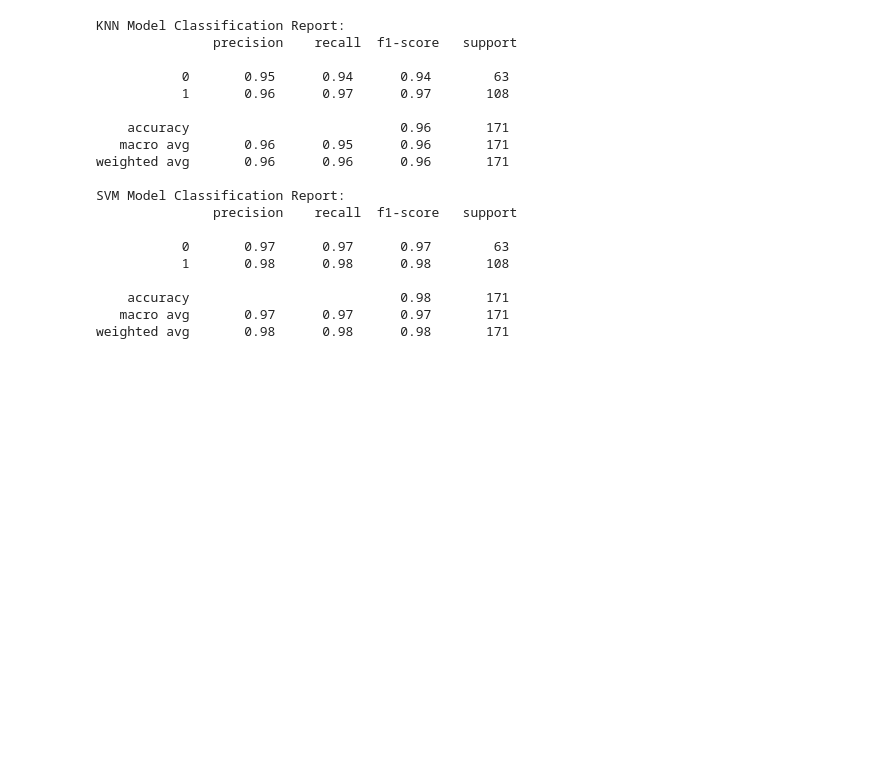
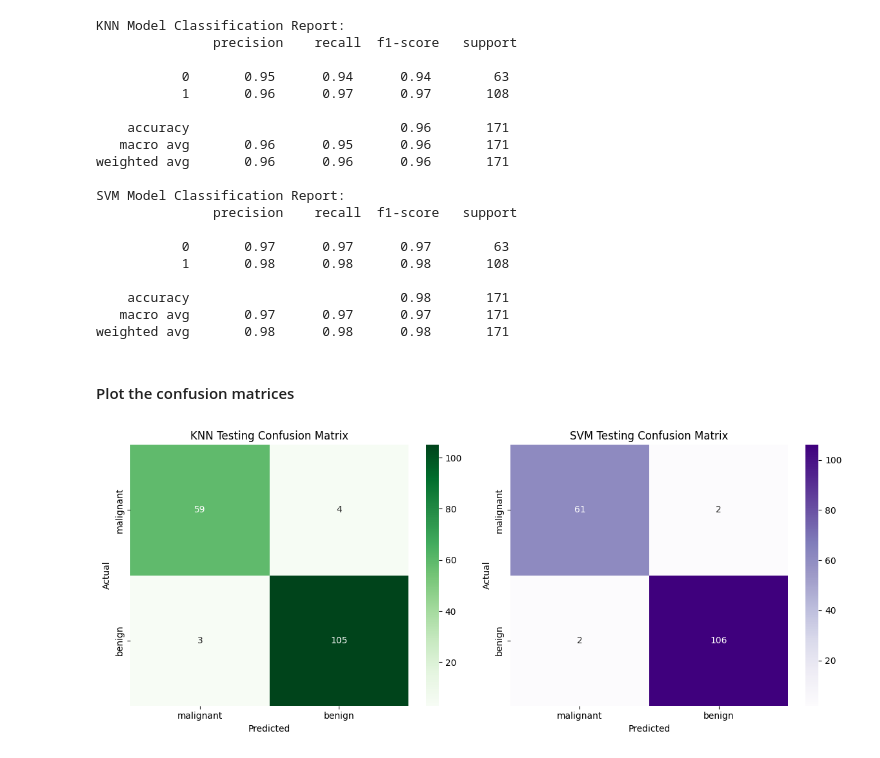
Before and after one commit to VishSeran/machine-learning-models, a Jupyter notebook: model-evaluation/classification.ipynb, the cells around one changed output. Cells and saved outputs as stored; diff of their text form; code cells hidden in the pictures; blank space fills up the shorter version.

Commit message:
plotted the confusion matices of KNN and SVm models

```diff
--- a/model-evaluation/classification.ipynb
+++ b/model-evaluation/classification.ipynb
@@ -35,6 +35,7 @@ df = load_breast_cancer()
 # %%
 x = df.data
 y = df.target
+labels = df.target_names
 feature_names = df.feature_names
 print(f"data:\n #{x}")
 print(f"target:\n #{y}")
@@ -273,3 +274,28 @@ SVM Model Classification Report:
     accuracy                           0.98       171
    macro avg       0.97      0.97      0.97       171
 weighted avg       0.98      0.98      0.98       171
+# %% [markdown]
+#### Plot the confusion matrices
+# %%
+from sklearn.metrics import confusion_matrix
+confusion_matrix_knn = confusion_matrix(y_test, knn_predict)
+confusion_matrix_svm = confusion_matrix(y_test, svm_predict)
+# %%
+#heat map for each confusion matrix
+fig, axes = plt.subplots(1,2, figsize= (12,5))
+sns.heatmap(confusion_matrix_knn, annot=True, cmap='Greens', fmt='d', ax=axes[0],
+            xticklabels=labels, yticklabels=labels)
+axes[0].set_title("KNN Testing Confusion Matrix")
+axes[0].set_xlabel('Predicted')
+axes[0].set_ylabel('Actual')
+
+sns.heatmap(confusion_matrix_svm, cmap="Purples", fmt='d', annot=True, ax=axes[1],
+            xticklabels=labels, yticklabels=labels)
+axes[1].set_title("SVM Testing Confusion Matrix")
+axes[1].set_xlabel("Predicted")
+axes[1].set_ylabel("Actual")
+
+plt.tight_layout()
+plt.show()
+# %% [output]
+[figure, added]
```
